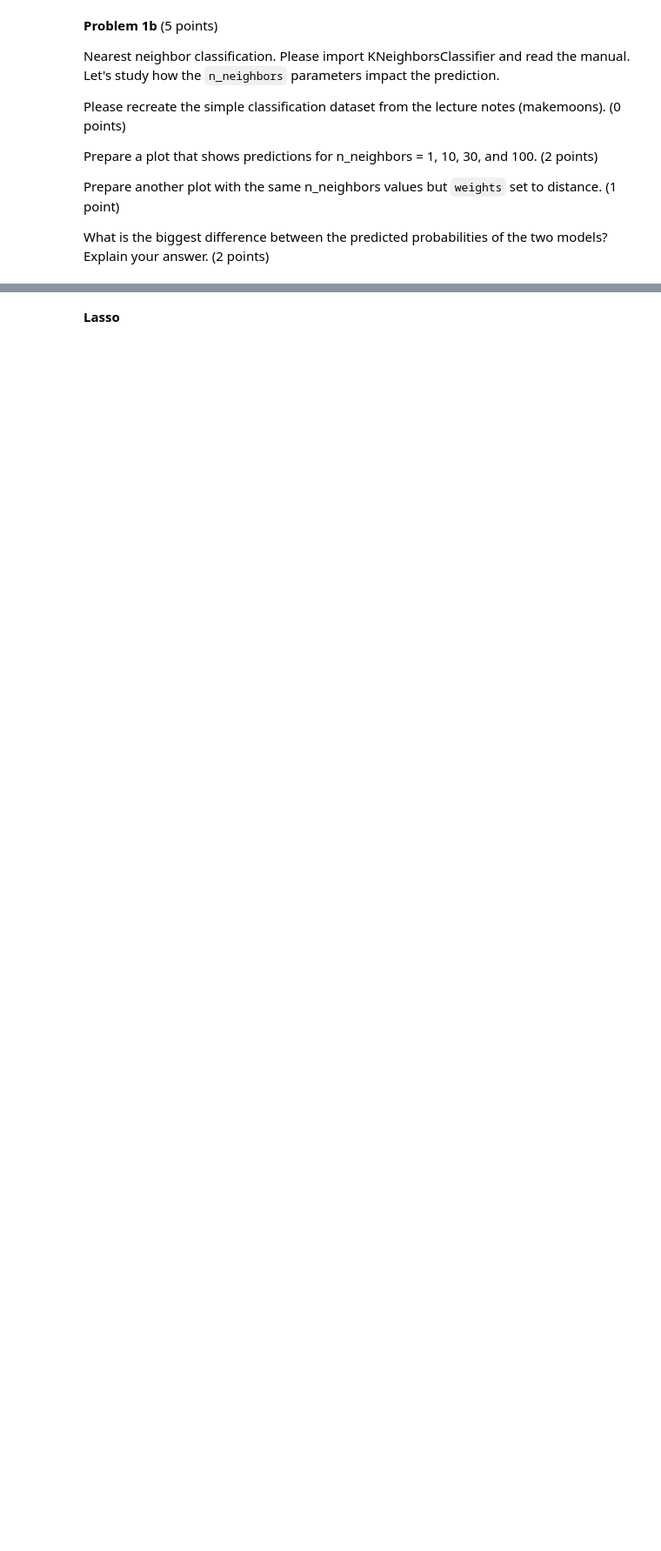
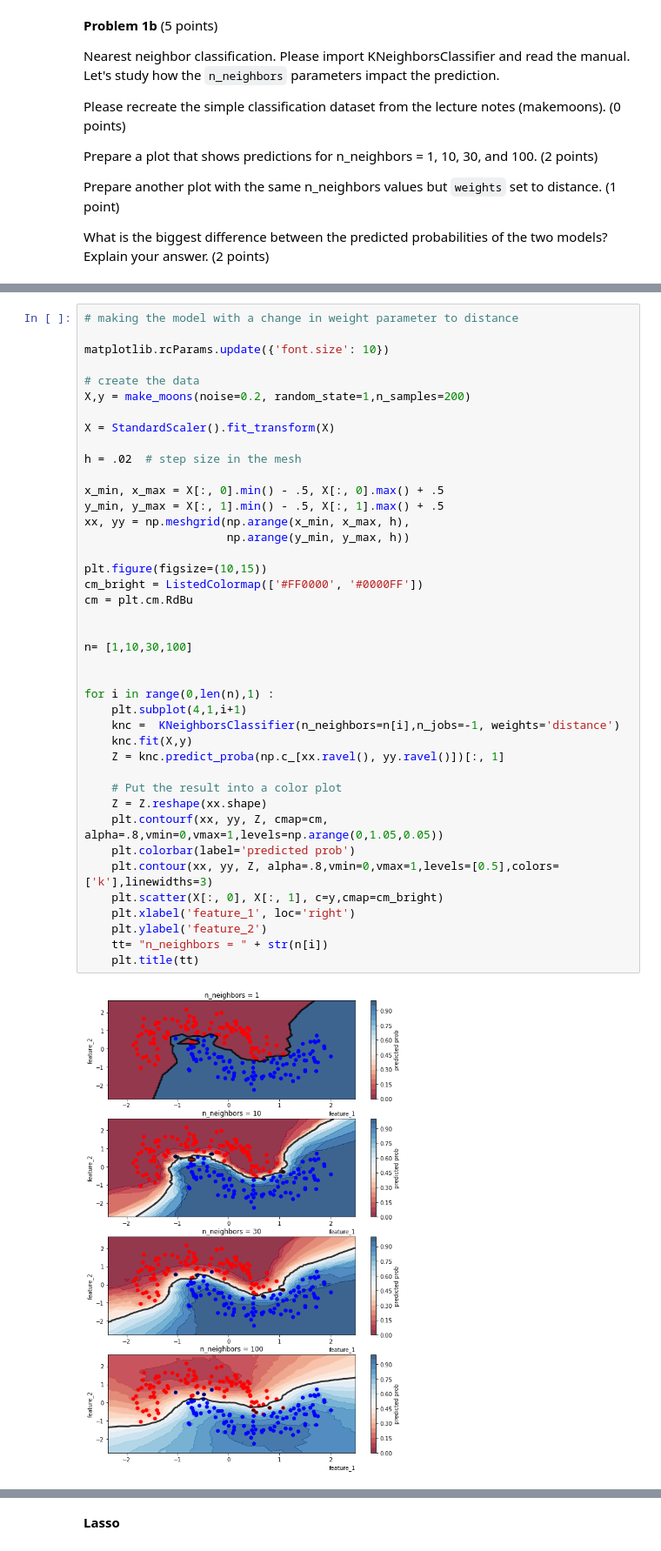
Before and after one commit to josh7197/ps8-ml_algos2-josh7197, a Jupyter notebook: PS8.ipynb, the cells around one changed output, grey strips where cells are left out. Shown at 87% size. Cells and saved outputs as stored; diff of their text form; blank space fills up the shorter version.

```diff
--- a/PS8.ipynb
+++ b/PS8.ipynb
@@ -90,0 +229,43 @@ What is the biggest difference between the predicted probabilities of the two mo
+# %%
+# making the model with a change in weight parameter to distance
+
+matplotlib.rcParams.update({'font.size': 10})
+
+# create the data
+X,y = make_moons(noise=0.2, random_state=1,n_samples=200)
+
+X = StandardScaler().fit_transform(X)
+
+h = .02  # step size in the mesh
+
+x_min, x_max = X[:, 0].min() - .5, X[:, 0].max() + .5
+y_min, y_max = X[:, 1].min() - .5, X[:, 1].max() + .5
+xx, yy = np.meshgrid(np.arange(x_min, x_max, h),
+                     np.arange(y_min, y_max, h))
+
+plt.figure(figsize=(10,15))
+cm_bright = ListedColormap(['#FF0000', '#0000FF'])
+cm = plt.cm.RdBu
+
+
+n= [1,10,30,100]
+
+
+for i in range(0,len(n),1) :
+    plt.subplot(4,1,i+1)
+    knc =  KNeighborsClassifier(n_neighbors=n[i],n_jobs=-1, weights='distance')
+    knc.fit(X,y)
+    Z = knc.predict_proba(np.c_[xx.ravel(), yy.ravel()])[:, 1]
+
+    # Put the result into a color plot
+    Z = Z.reshape(xx.shape)
+    plt.contourf(xx, yy, Z, cmap=cm, alpha=.8,vmin=0,vmax=1,levels=np.arange(0,1.05,0.05))
+    plt.colorbar(label='predicted prob')
+    plt.contour(xx, yy, Z, alpha=.8,vmin=0,vmax=1,levels=[0.5],colors=['k'],linewidths=3)
+    plt.scatter(X[:, 0], X[:, 1], c=y,cmap=cm_bright)
+    plt.xlabel('feature_1', loc='right')
+    plt.ylabel('feature_2')
+    tt= "n_neighbors = " + str(n[i])
+    plt.title(tt)
+# %% [output]
+[figure, added]
```
Also changed, not shown: parts of 22 cells of this notebook.
